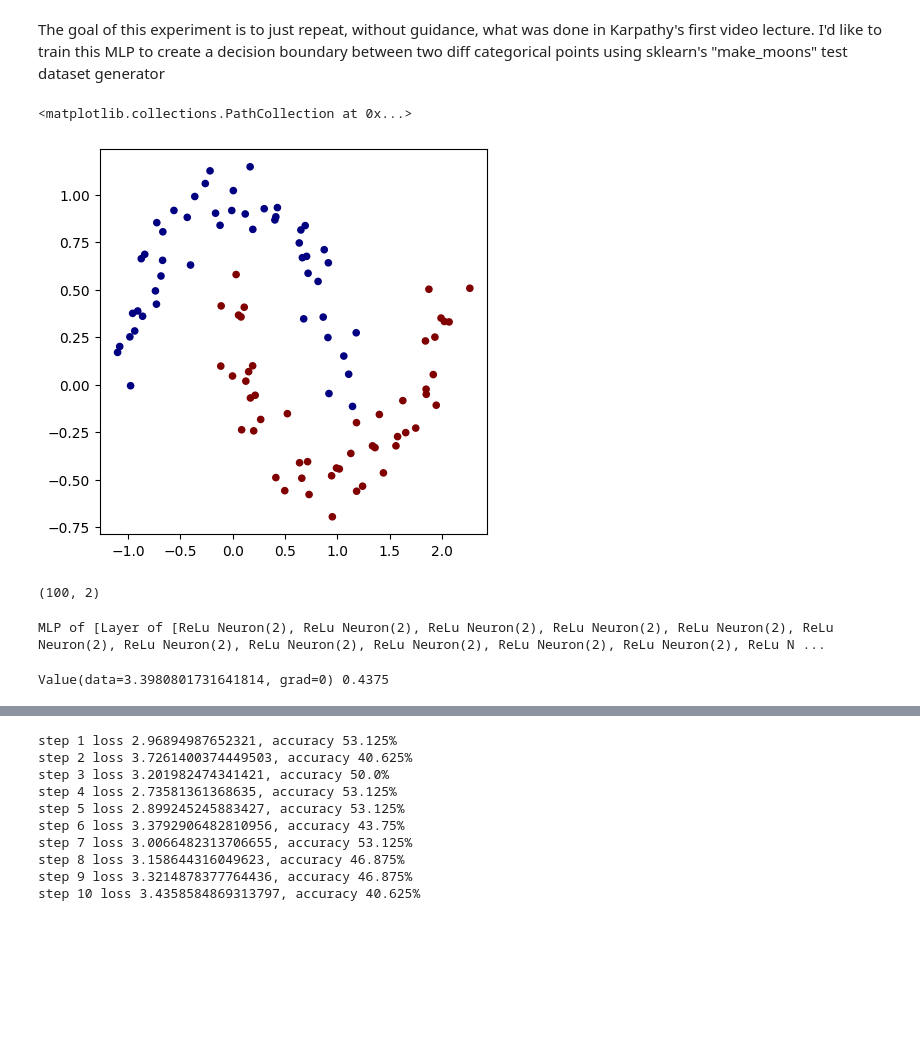
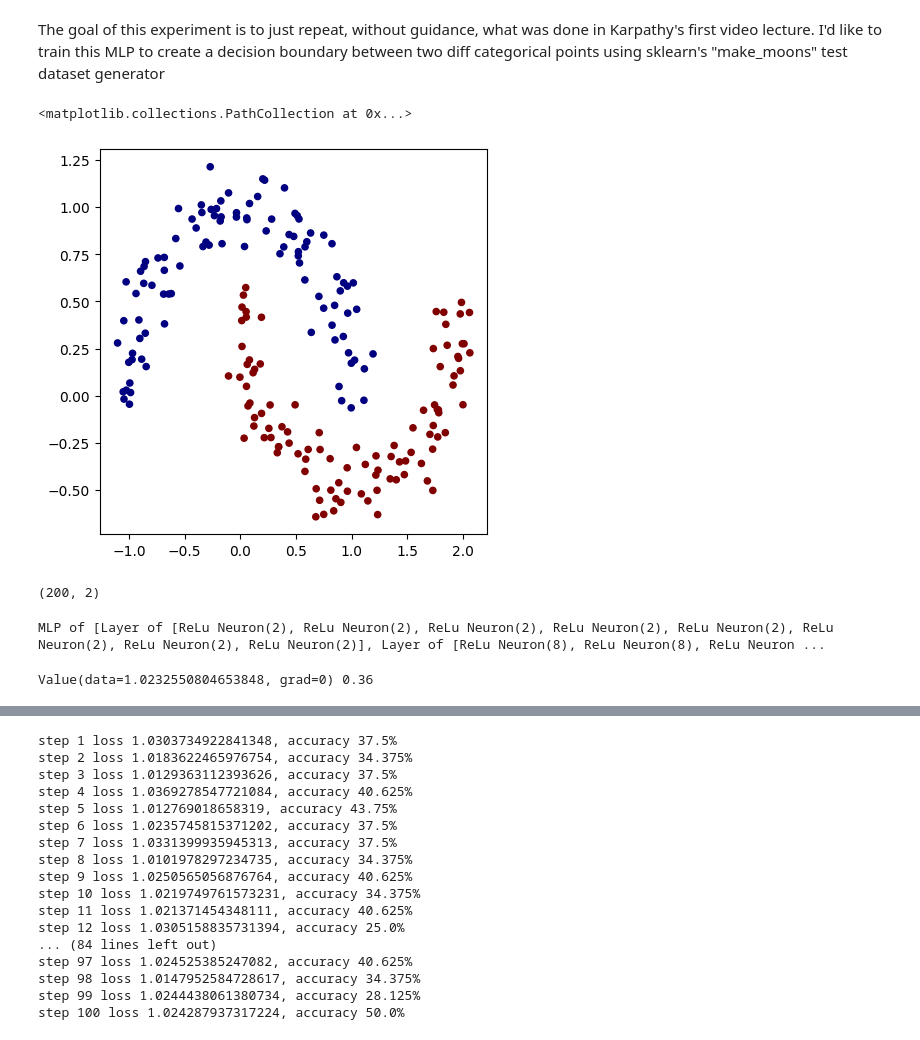
Before and after one commit to Yousif-dk/zero-to-hero, a Jupyter notebook: Experiments/MLP_Experiment_1.ipynb, the cells around one changed output, grey strips where cells are left out. Drawn from its saved outputs; the diff is of its cells as text; code cells hidden in the pictures; blank space fills up the shorter version.

```diff
--- a/Experiments/MLP_Experiment_1.ipynb
+++ b/Experiments/MLP_Experiment_1.ipynb
@@ -20,15 +19,15 @@ from homegrad.drawer import *
 # %%
 #Using Sklearn.datasets make_moon method to generate some pretty looking "interleaving half circles"
 #Added some noise to make it less trivial
-X,y = make_moons(n_samples = 100, noise = 0.10)
+X,y = make_moons(n_samples = 200, noise = 0.10)
 
 y = y*2 - 1 # make y be -1 or 1
 # visualize in 2D
 plt.figure(figsize=(5,5))
 plt.scatter(X[:,0], X[:,1], c=y, s=20, cmap='jet')
 # %% [output]
 <matplotlib.collections.PathCollection at 0x...>
-[figure, old version]
+[figure, new version]
 # %%
 #Let's figure out the shape of our input data and design our MLP from this.
 
@@ -36,7 +35,7 @@ print(X.shape)
 
 #Two dimensional input.
 # %% [output]
-(100, 2)
+(200, 2)
 # %%
 #creating an instance of our homemade MLP class with 2 input neurons, a layer with 5 neurons, and another layer with 3 neurons, with 1 output neuron
 #n = MLPerceptron(2,[16,16,1])
@@ -60,10 +59,10 @@ print(X.shape)
 #Second of all, using MSE for this is a bit silly. Let's try hinge loss.
 
 #print(MLPerceptron.__init__.__code__.co_varnames)
-n = MLPerceptron(2,[16,32,16,1], activations = ['relu', 'relu' , 'relu'])
+n = MLPerceptron(2,[8,8,1], activations = ['relu', 'relu' , 'relu'])
 print(n)
 # %% [output]
-MLP of [Layer of [ReLu Neuron(2), ReLu Neuron(2), ReLu Neuron(2), ReLu Neuron(2), ReLu Neuron(2), ReLu Neuron(2), ReLu Neuron(2), ReLu Neuron(2), ReLu Neuron(2), ReLu Neuron(2), ReLu Neuron(2), ReLu N ...
+MLP of [Layer of [ReLu Neuron(2), ReLu Neuron(2), ReLu Neuron(2), ReLu Neuron(2), ReLu Neuron(2), ReLu Neuron(2), ReLu Neuron(2), ReLu Neuron(2)], Layer of [ReLu Neuron(8), ReLu Neuron(8), ReLu Neuron ...
 # %%
 # loss function
 def loss(batch_size=None):
@@ -92,10 +91,10 @@ def loss(batch_size=None):
 
 
 
-total_loss, acc = loss(32)
+total_loss, acc = loss()
 print(total_loss, acc)
 # %% [output]
-Value(data=3.3980801731641814, grad=0) 0.4375
+Value(data=1.0232550804653848, grad=0) 0.36
 # %%
 draw_dot(total_loss)
 # %% [output]
@@ -114,25 +113,32 @@ def optimize(iters):
         total_loss.backward()
 
         # update (sgd)
-        learning_rate = 1.0 - 0.9*k/100
+        learning_rate =  1.0 - 0.9*k/100
         for p in n.parameters():
             p.data -= learning_rate * p.grad
 
         if k % 1 == 0:
             print(f"step {k+1} loss {total_loss.data}, accuracy {acc*100}%")
 
-optimize(10)
+optimize(100)
 # %% [output]
-step 1 loss 2.96894987652321, accuracy 53.125%
-step 2 loss 3.7261400374449503, accuracy 40.625%
-step 3 loss 3.201982474341421, accuracy 50.0%
-step 4 loss 2.73581361368635, accuracy 53.125%
-step 5 loss 2.899245245883427, accuracy 53.125%
-step 6 loss 3.3792906482810956, accuracy 43.75%
-step 7 loss 3.0066482313706655, accuracy 53.125%
-step 8 loss 3.158644316049623, accuracy 46.875%
-step 9 loss 3.3214878377764436, accuracy 46.875%
-step 10 loss 3.4358584869313797, accuracy 40.625%
+step 1 loss 1.0303734922841348, accuracy 37.5%
+step 2 loss 1.0183622465976754, accuracy 34.375%
+step 3 loss 1.0129363112393626, accuracy 37.5%
+step 4 loss 1.0369278547721084, accuracy 40.625%
+step 5 loss 1.012769018658319, accuracy 43.75%
+step 6 loss 1.0235745815371202, accuracy 37.5%
+step 7 loss 1.0331399935945313, accuracy 37.5%
+step 8 loss 1.0101978297234735, accuracy 34.375%
+step 9 loss 1.0250565056876764, accuracy 40.625%
+step 10 loss 1.0219749761573231, accuracy 34.375%
+step 11 loss 1.021371454348111, accuracy 40.625%
+step 12 loss 1.0305158835731394, accuracy 25.0%
+... (84 lines left out)
+step 97 loss 1.024525385247082, accuracy 40.625%
+step 98 loss 1.0147952584728617, accuracy 34.375%
+step 99 loss 1.0244438061380734, accuracy 28.125%
+step 100 loss 1.024287937317224, accuracy 50.0%
 # %%
 # visualize decision boundary
 
```
Also changed, not shown: parts of 2 cells of this notebook.
